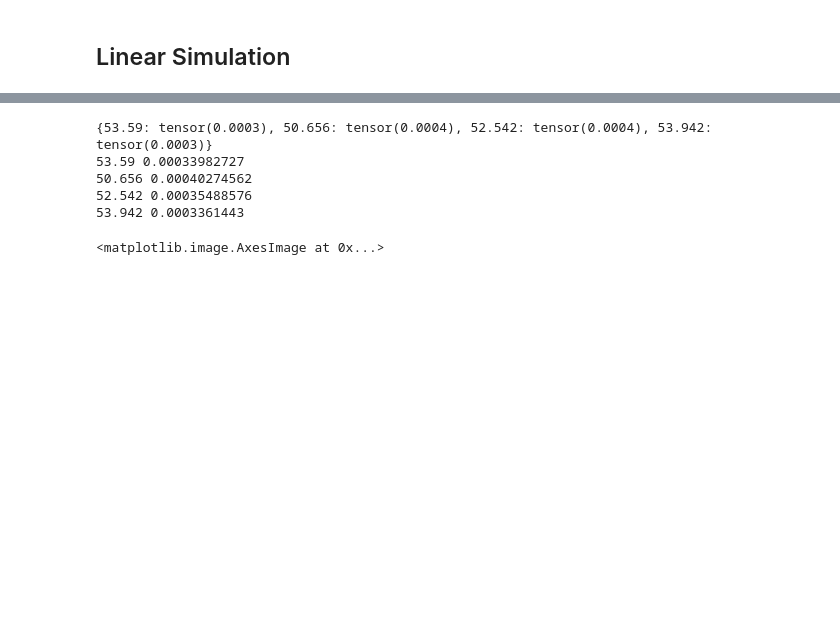
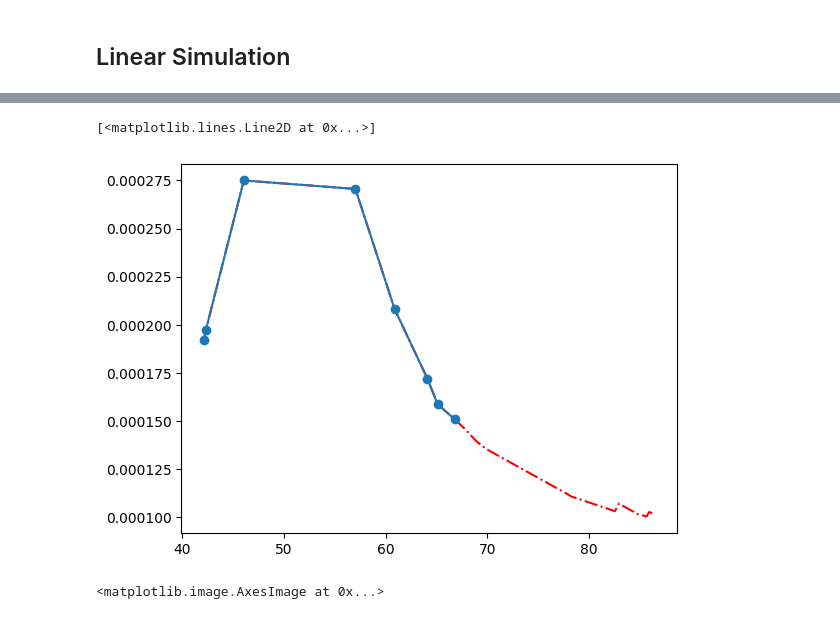
Before and after one commit to h-alvarenga/simSPI, a Jupyter notebook: notebooks/mpmodel_tutorial.ipynb, the cells around one changed output, grey strips where cells are left out. Cells and saved outputs as stored; diff of their text form; code cells hidden in the pictures; blank space fills up the shorter version.

Commit message:
Add visualization of scores to tutorial

```diff
--- a/notebooks/mpmodel_tutorial.ipynb
+++ b/notebooks/mpmodel_tutorial.ipynb
@@ -218,10 +218,8 @@ def rmsd(proj1, proj2):
         sd.append(torch.sum((proj1[i]-proj2[i])**2))
     return np.mean(np.sqrt(sd))
 
-def run_inference(folder,gt,epsilon):
+def run_inference(folder,gt):
     dataset = dict()
-    save = dict()
-    e = epsilon
     for filename in os.scandir(folder):
         try:
             parameter = float(str(filename).strip("'<DirEntry .npy>'"))
@@ -230,9 +228,15 @@ def run_inference(folder,gt,epsilon):
         sim_proj = torch.load(filename.path)
         distance = psnr(gt_proj, sim_proj)
         dataset[parameter] = distance
-        if distance >= e:
-            save[parameter] = distance
-    rank = sorted(dataset.items(), key=lambda x:x[1])
+    ordered = sorted(dataset.items())
+    return ordered
+
+def reject(rank,epsilon):
+    save = list()
+    e = epsilon
+    for sample in rank:
+        if sample[1] >= e:
+            save.append((sample[0],float(sample[1])))
     return save
 # %%
 R1 = [[[ 0.1839408 , -0.35855848,  0.91520577],
@@ -341,14 +345,6 @@ proj = torch.cat((proj1,proj2,proj3,proj4,proj5),0)
 torch.save(proj, f"{proj_folder}/{sample}.npy")
 # %%
 gt_proj = torch.load(f"{proj_folder}/ground_truth.npy")
-epsilon = 0.0003
-scores = run_inference(proj_folder,gt_proj,epsilon)
-
-for i in scores:
-    print(i,scores[i].numpy())
+epsilon = 0.00015
+scores = run_inference(proj_folder,gt_proj)
+accepted_samples = reject(scores,epsilon)
-# %% [output]
-{53.59: tensor(0.0003), 50.656: tensor(0.0004), 52.542: tensor(0.0004), 53.942: tensor(0.0003)}
-53.59 0.00033982727
-50.656 0.00040274562
-52.542 0.00035488576
-53.942 0.0003361443
@@ -357,3 +351,16 @@ scores
+# %%
+#visualize distribution
+x1 = [i[0] for i in scores]
+y1 = [i[1] for i in scores]
+x2 = [i[0] for i in accepted_samples]
+y2 = [i[1] for i in accepted_samples]
+
+fig, ax = plt.subplots()
+ax.plot(x1, y1, '-.', color = "red")
+ax.plot(x2, y2, '-o')
+# %% [output]
+[<matplotlib.lines.Line2D at 0x...>]
+[figure, added]
 # %%
 proj1 = torch.load(f"{proj_folder}/ground_truth.npy")
 #proj2 = torch.load(f"{proj_folder}/66.061.npy")
```
Also changed, not shown: parts of 2 cells of this notebook, 41 other files.
